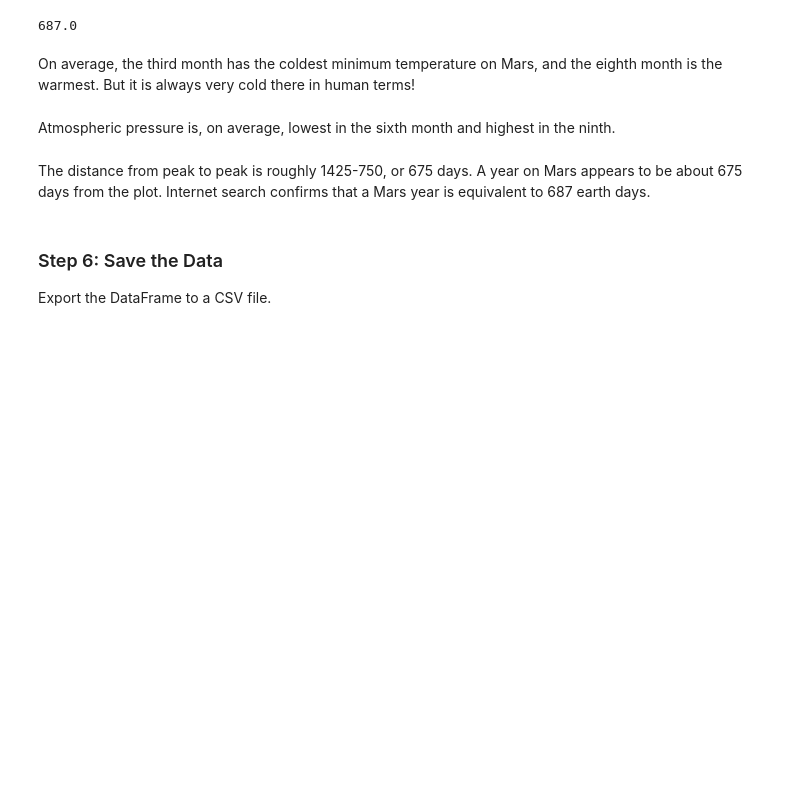
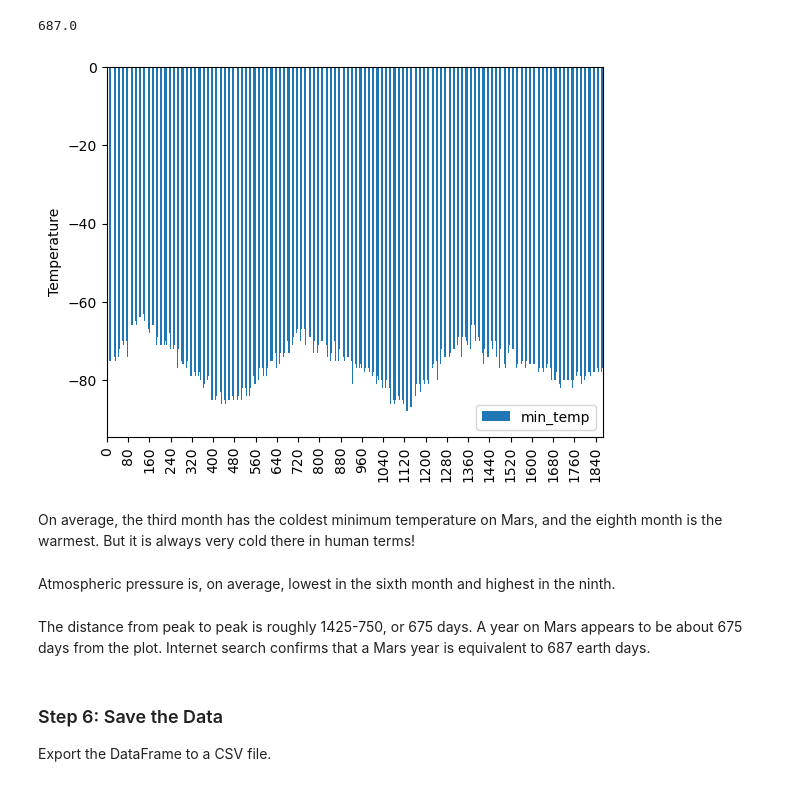
Before and after one commit to DavidJohnChartrand/Mars_Web_Scrapping, a Jupyter notebook: part_2_mars_weather.ipynb, the cells around one changed output. Saved outputs shown, nothing was run; the diff lists cells and outputs as text; code cells hidden in the pictures; blank space fills up the shorter version.

```diff
--- a/part_2_mars_weather.ipynb
+++ b/part_2_mars_weather.ipynb
@@ -227,5 +235,15 @@ number_of_earth_days
 # %% [output]
 687.0
+# %%
+# Use this plot to estimate the number of earth days
+# looking at the peaks and trophes we can estimate 650 days
+marsmonth_earthday_marstemp = mars_df[['terrestrial_date', 'min_temp']]
+ax = marsmonth_earthday_marstemp.plot.bar(y = 'min_temp',
+                                     ylabel = "Temperature"
+                                    )
+ax.xaxis.set_major_locator(plt.MaxNLocator(30))
+# %% [output]
+[figure, added]
 # %% [markdown]
 On average, the third month has the coldest minimum temperature on Mars, and the eighth month is the warmest. But it is always very cold there in human terms!
 # %% [markdown]
```
Also changed, not shown: parts of 4 cells of this notebook.
